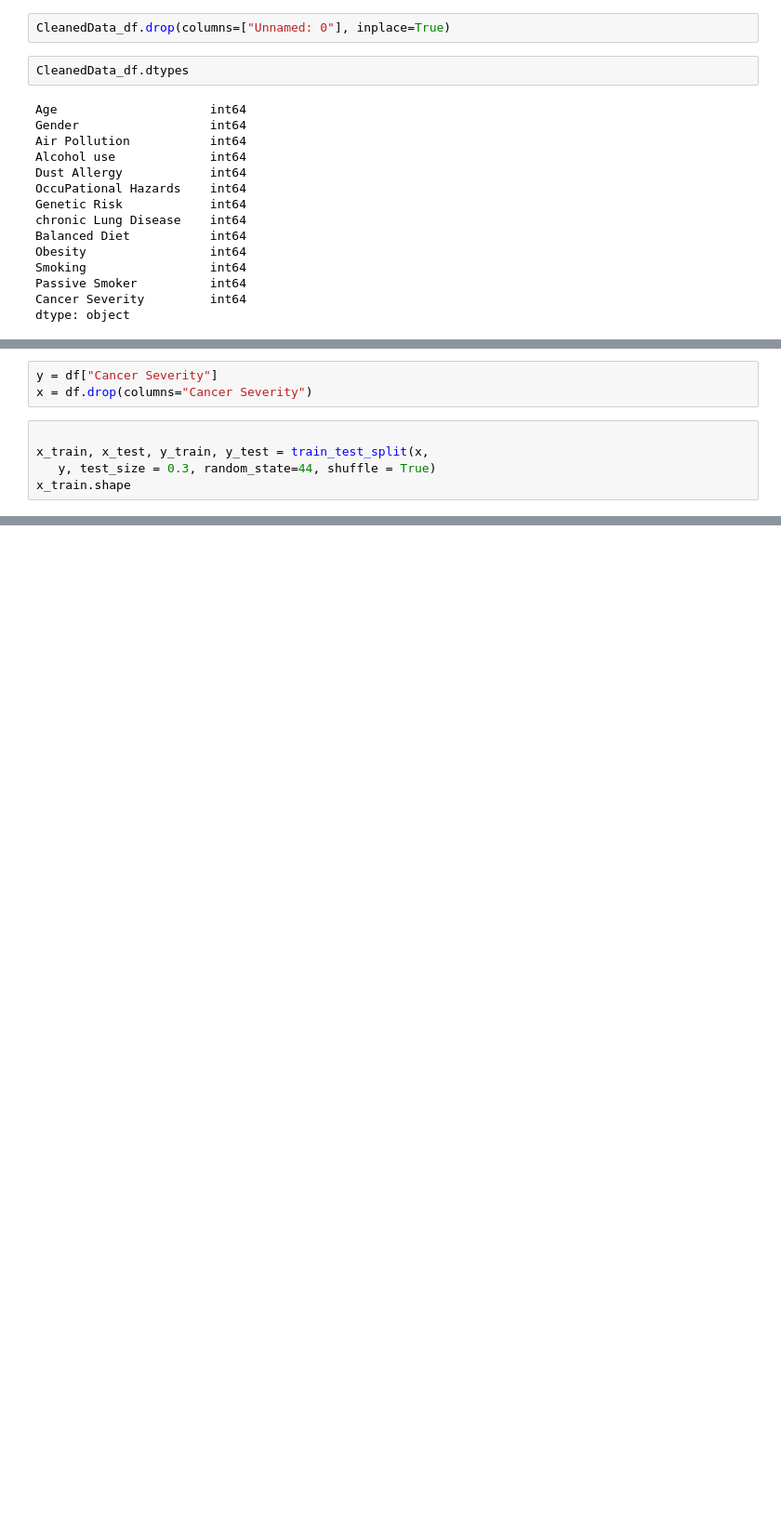
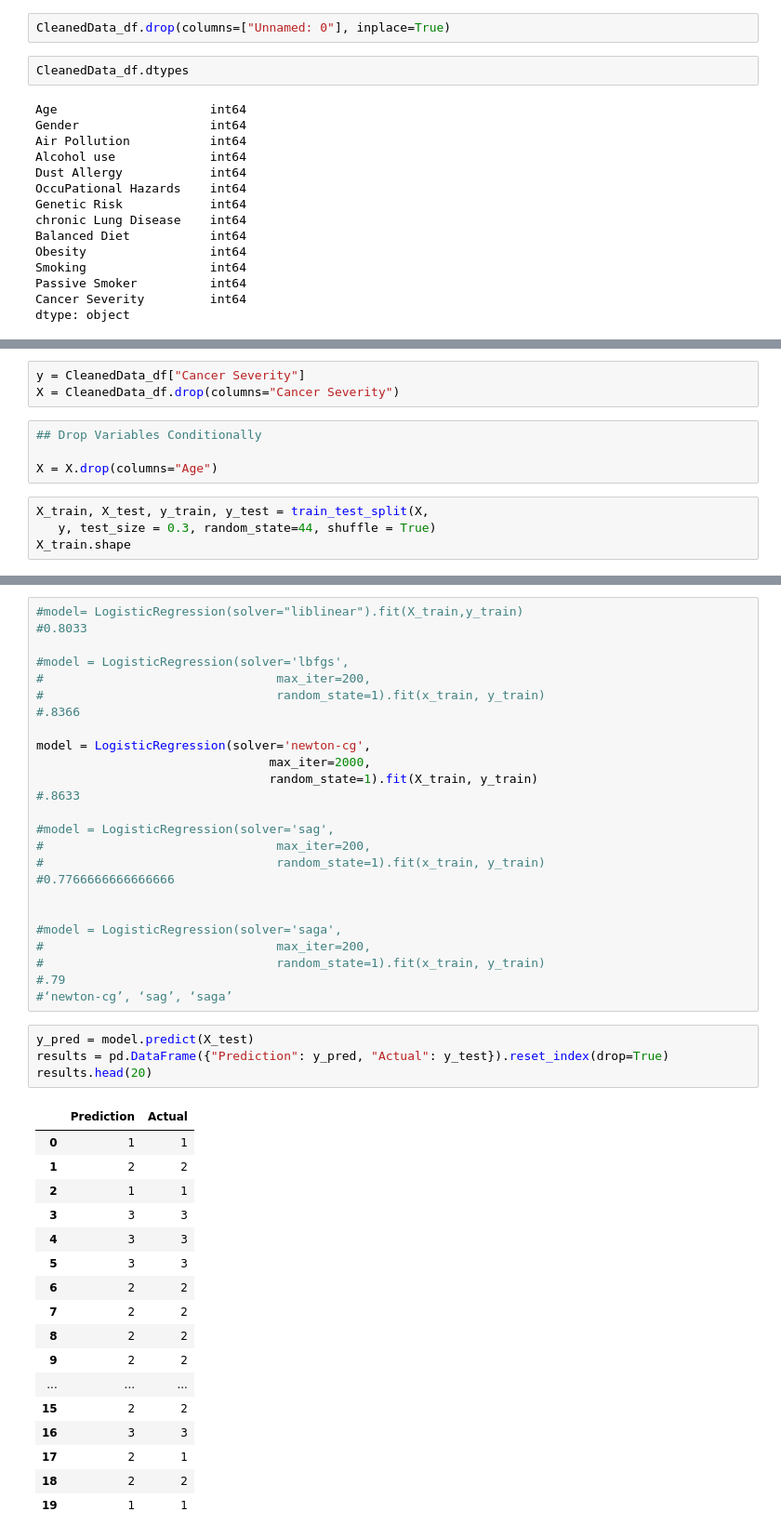
Before and after one commit to shaneabbley/Capstone_Project, a Jupyter notebook: training_model.ipynb, the cells around one changed output, grey strips where cells are left out. Shown at 93% size. Cells and saved outputs as stored; diff of their text form; blank space fills up the shorter version.

```diff
--- a/training_model.ipynb
+++ b/training_model.ipynb
@@ -82,9 +82,12 @@ for i in col:
 # %%
-y = df["Cancer Severity"]
-x = df.drop(columns="Cancer Severity")
+y = CleanedData_df["Cancer Severity"]
+X = CleanedData_df.drop(columns="Cancer Severity")
+# %%
+## Drop Variables Conditionally
+
+X = X.drop(columns="Age")
 # %%
-
-x_train, x_test, y_train, y_test = train_test_split(x,
+X_train, X_test, y_train, y_test = train_test_split(X,
    y, test_size = 0.3, random_state=44, shuffle = True)
-x_train.shape
+X_train.shape
 # %% [output]
@@ -95,0 +95,47 @@ ValueError: could not convert string to float: 'P42'
+# %%
+#model= LogisticRegression(solver="liblinear").fit(X_train,y_train)
+#0.8033
+
+#model = LogisticRegression(solver='lbfgs',
+#                                max_iter=200,
+#                                random_state=1).fit(x_train, y_train)
+#.8366
+
+model = LogisticRegression(solver='newton-cg',
+                                max_iter=2000,
+                                random_state=1).fit(X_train, y_train)
+#.8633
+
+#model = LogisticRegression(solver='sag',
+#                                max_iter=200,
+#                                random_state=1).fit(x_train, y_train)
+#0.7766666666666666
+
+
+#model = LogisticRegression(solver='saga',
+#                                max_iter=200,
+#                                random_state=1).fit(x_train, y_train)
+#.79
+#‘newton-cg’, ‘sag’, ‘saga’
+# %%
+y_pred = model.predict(X_test)
+results = pd.DataFrame({"Prediction": y_pred, "Actual": y_test}).reset_index(drop=True)
+results.head(20)
+# %% [output]
+|  | Prediction | Actual |
+| 0 | 1 | 1 |
+| 1 | 2 | 2 |
+| 2 | 1 | 1 |
+| 3 | 3 | 3 |
+| 4 | 3 | 3 |
+| 5 | 3 | 3 |
+| 6 | 2 | 2 |
+| 7 | 2 | 2 |
+| 8 | 2 | 2 |
+| 9 | 2 | 2 |
+| ... | ... | ... |
+| 15 | 2 | 2 |
+| 16 | 3 | 3 |
+| 17 | 2 | 1 |
+| 18 | 2 | 2 |
+| 19 | 1 | 1 |
```
Also changed, not shown: parts of 16 cells of this notebook, 2 other files.
